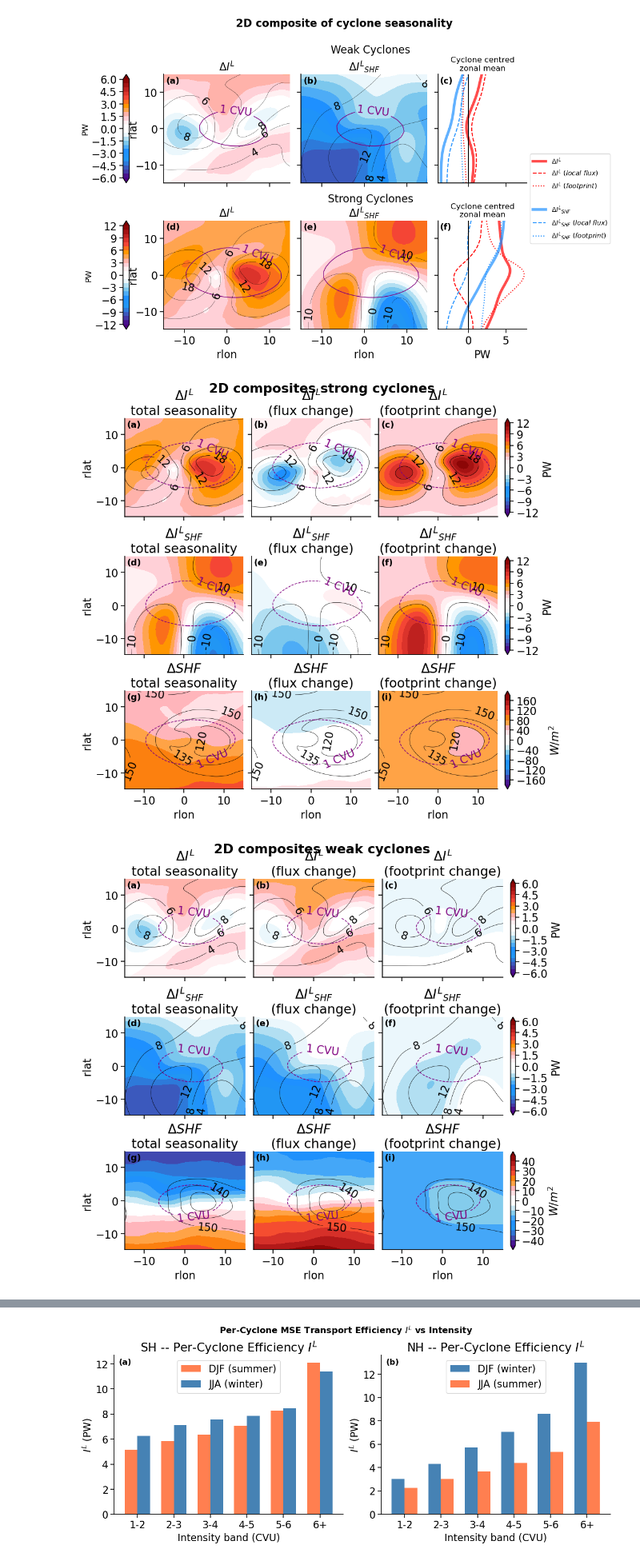
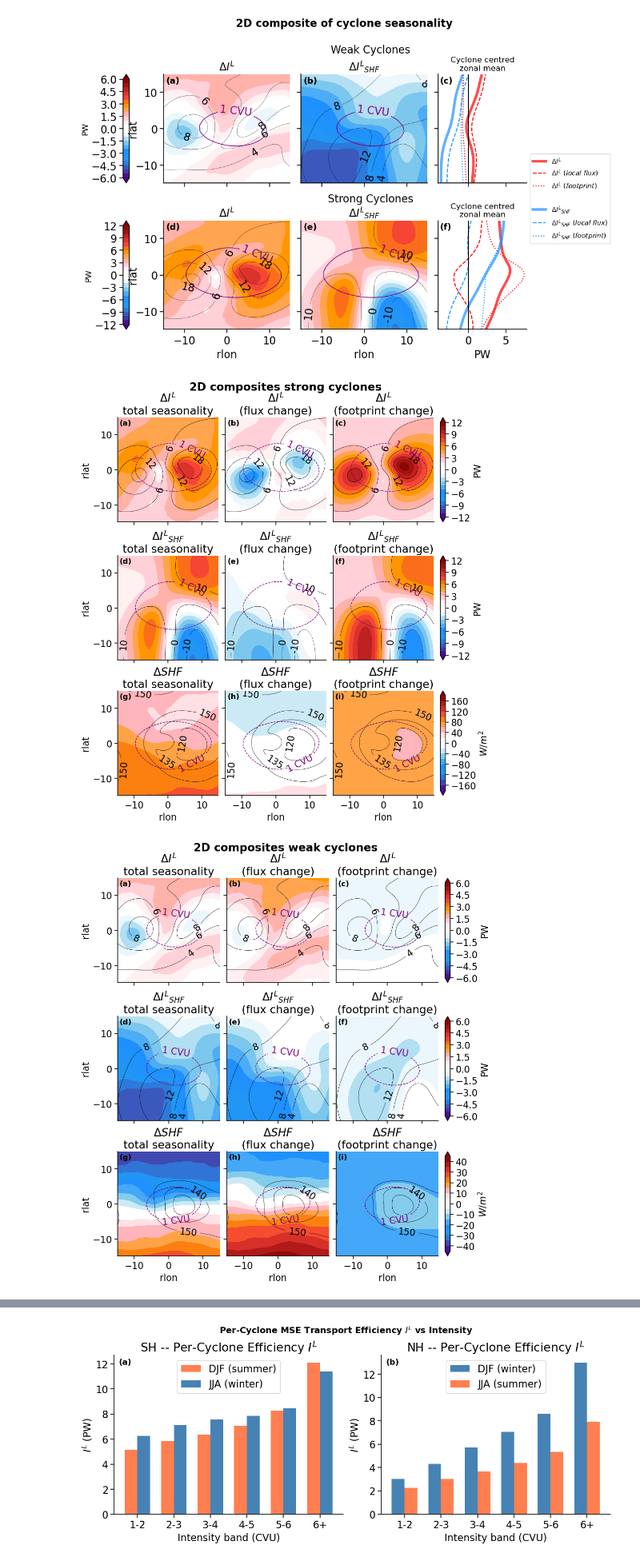
Before and after one commit to gmsarro/mse_cyclone-energetics, a Jupyter notebook: notebooks/final_figures.ipynb, the cells around one changed output, grey strips where cells are left out. Shown at 80% size. Saved outputs shown, nothing was run; the diff lists cells and outputs as text; code cells hidden in the pictures.

Commit message:
2D composites: more vertical space (figsize 10x10.5, suptitle y=1.02) so title clears subtitles

```diff
--- a/notebooks/final_figures.ipynb
+++ b/notebooks/final_figures.ipynb
@@ -1379,7 +1379,7 @@ def plot_2d_composites_decomposition_all(
     }
 
     fig, axes = plt.subplots(
-        3, 3, figsize=(10, 9), sharex=True, sharey=True,
+        3, 3, figsize=(10, 10.5), sharex=True, sharey=True,
         constrained_layout=True,
     )
     conlev = 3
@@ -1449,7 +1449,7 @@ def plot_2d_composites_decomposition_all(
     strength = {0: 'strong cyclones', 1: 'weak cyclones'}
     fig.suptitle(
         f'2D composites {strength[C]}',
-        y=1.01, fontweight='bold',
+        y=1.02, fontweight='bold',
     )
 
     labels = list(string.ascii_lowercase)
@@ -1460,35 +1460,35 @@ def plot_2d_composites_decomposition_all(
             fontweight='bold', va='top', ha='left',
         )
 
     fig.savefig(
         os.path.join(
             OUT_DIR,
             f'2D_composites_{strength[C].replace(" ", "_")}_all_decompose.pdf',
         ),
         bbox_inches='tight',
     )
     fig.savefig(
         os.path.join(
             OUT_DIR,
             f'2D_composites_{strength[C].replace(" ", "_")}_all_decompose.png',
         ),
         dpi=600, facecolor='white', bbox_inches='tight',
     )
     plt.show()
 
 plot_2d_composites_decomposition_all(
     C=0, factor=PW_factor, func=_identity,
     levels=np.arange(-12, 13, 1),
     levels2=np.arange(-180, 200, 20),
 )
 plot_2d_composites_decomposition_all(
     C=1, factor=PW_factor, func=_identity,
     levels=np.arange(-12, 13, 1) / 2,
     levels2=np.arange(-45, 50, 5),
 )
 # %% [output]
-[figure, old version]
+[figure, new version]
-[figure, old version]
+[figure, new version]
 # %%
 with NC(NC_CYC_INT) as f:
     cycl_int = np.asarray(f["cycl_int_final"][:])    # (6, 12, 719, 1440)
```
